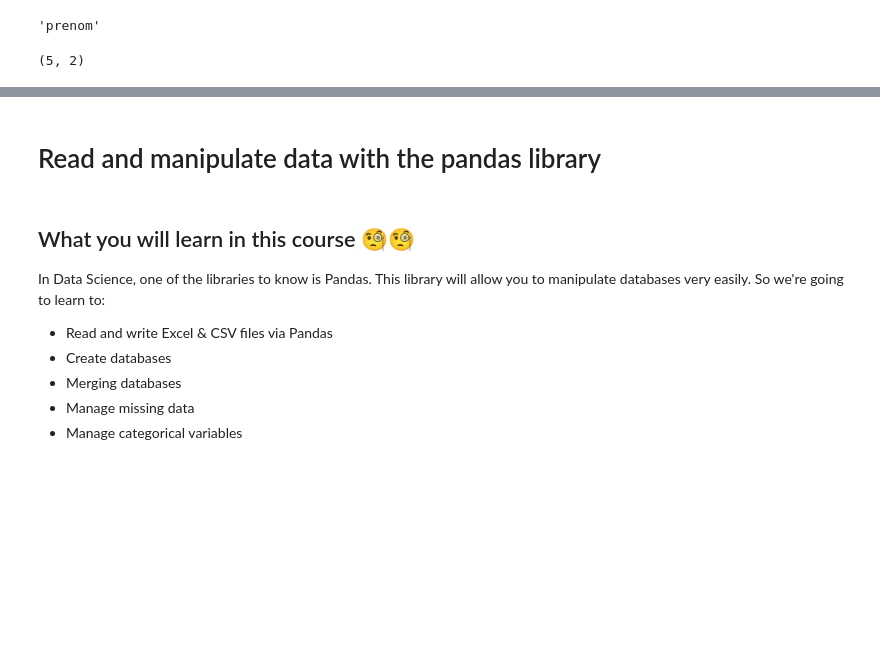
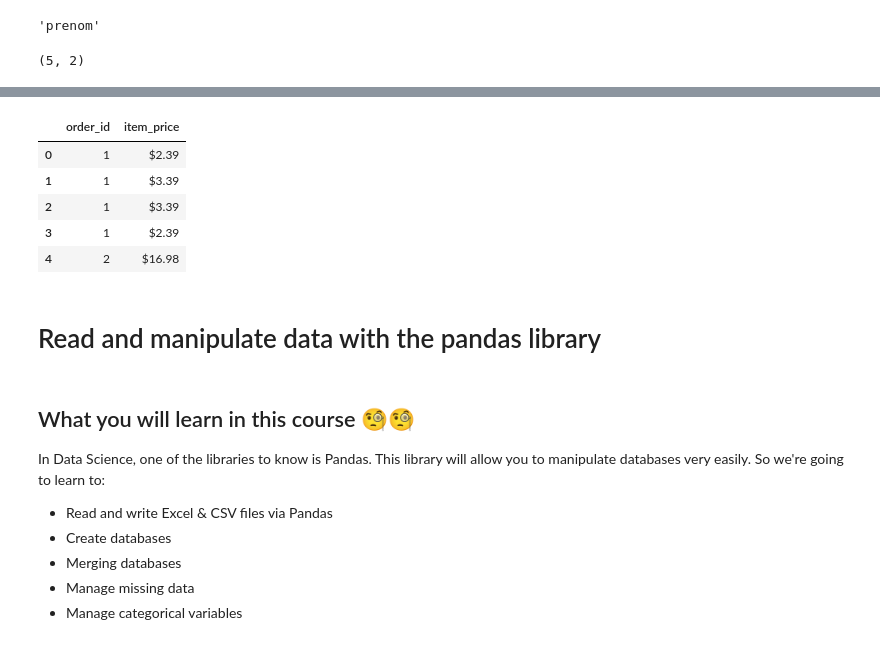
Before and after one commit to GrenadineMTN/M04_EDA, a Jupyter notebook: J01/01-Data_manipulation_with_Pandas.ipynb, the cells around one changed output, grey strips where cells are left out. Cells and saved outputs as stored; diff of their text form; code cells hidden in the pictures; blank space fills up the shorter version.

```diff
--- a/J01/01-Data_manipulation_with_Pandas.ipynb
+++ b/J01/01-Data_manipulation_with_Pandas.ipynb
@@ -86,3 +187,12 @@ df.shape # permet de voir la taille du tableau ici 5 lignes 2 colonnes
+# %%
+df.iloc[0:5,[1,5]]
+# %% [output]
+|  | order_id | item_price |
+| 0 | 1 | $2.39 |
+| 1 | 1 | $3.39 |
+| 2 | 1 | $3.39 |
+| 3 | 1 | $2.39 |
+| 4 | 2 | $16.98 |
 # %% [markdown]
 # Read and manipulate data with the pandas library
 # %% [markdown]
```
Also changed, not shown: parts of 11 cells of this notebook.
